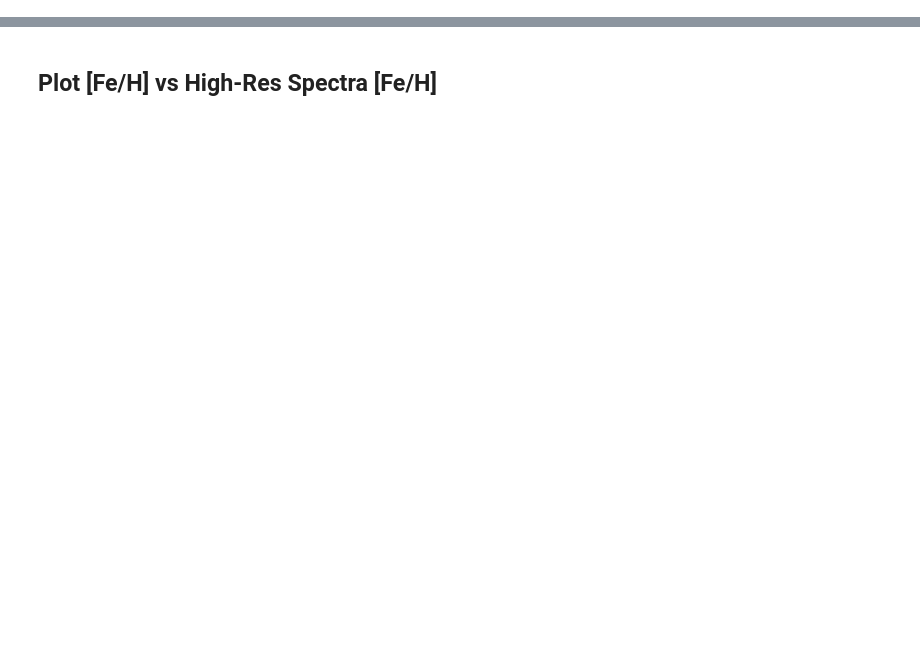
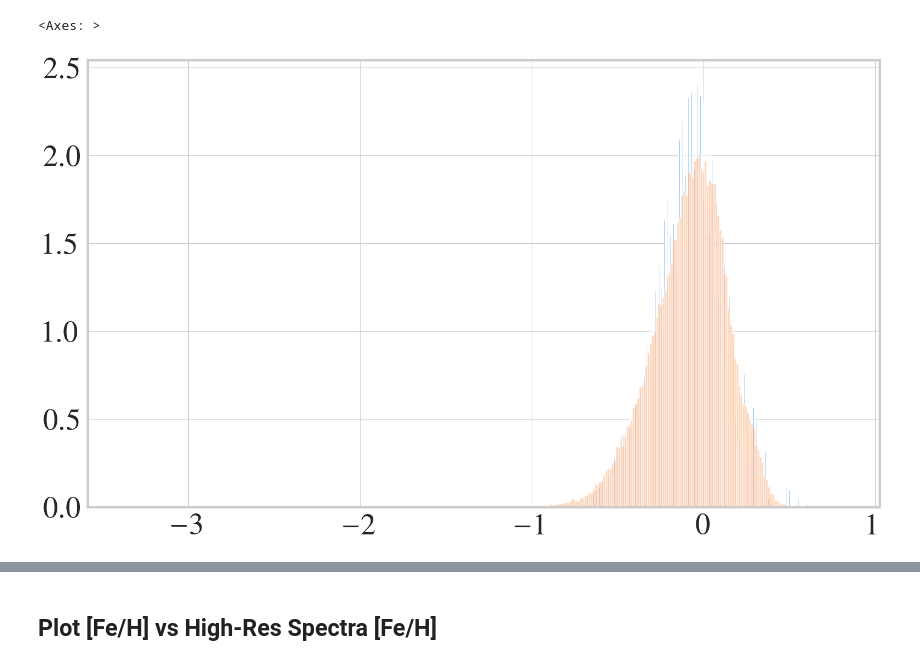
Before and after one commit to ChrisBoettner/plato, a Jupyter notebook: notebooks/A_survey_comparison.ipynb, the cells around one changed output, grey strips where cells are left out. Cells and saved outputs as stored; diff of their text form; code cells hidden in the pictures; blank space fills up the shorter version.

```diff
--- a/notebooks/A_survey_comparison.ipynb
+++ b/notebooks/A_survey_comparison.ipynb
@@ -31,3 +31,9 @@ data = pd.read_csv(
         "Radius",
     ],
 )
+# %%
+data["[Fe/H]"].hist(density=True, bins="fd")
+data["[Fe/H]_apogee"].hist(density=True, alpha=0.5, bins="fd")
+# %% [output]
+<Axes: >
+[figure, added]
```
Also changed, not shown: parts of 5 cells of this notebook, 35 other files.
